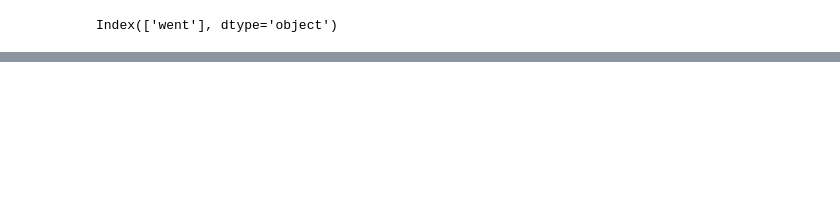
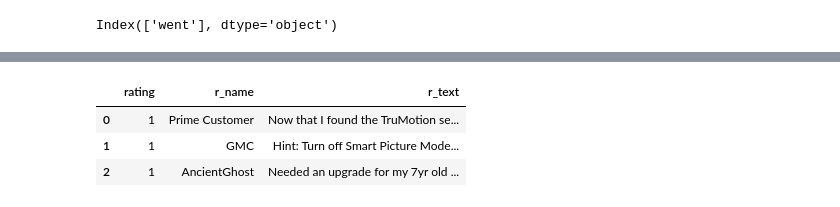
Before and after one commit to bsbhaskar/product_review_sentiments, a Jupyter notebook: topic_clustering.ipynb, the cells around one changed output, grey strips where cells are left out. Cells and saved outputs as stored; diff of their text form; code cells hidden in the pictures; blank space fills up the shorter version.

```diff
--- a/topic_clustering.ipynb
+++ b/topic_clustering.ipynb
@@ -320,0 +388,7 @@ Index(['communication video', 'broke bad', 'tv arrived', 'bad communication',
+# %%
+df_new.head(3)
+# %% [output]
+|  | rating | r_name | r_text |
+| 0 | 1 | Prime Customer | Now that I found the TruMotion se... |
+| 1 | 1 | GMC | Hint: Turn off Smart Picture Mode... |
+| 2 | 1 | AncientGhost | Needed an upgrade for my 7yr old ... |
```
Also changed, not shown: parts of 32 cells of this notebook, 1 other file.
